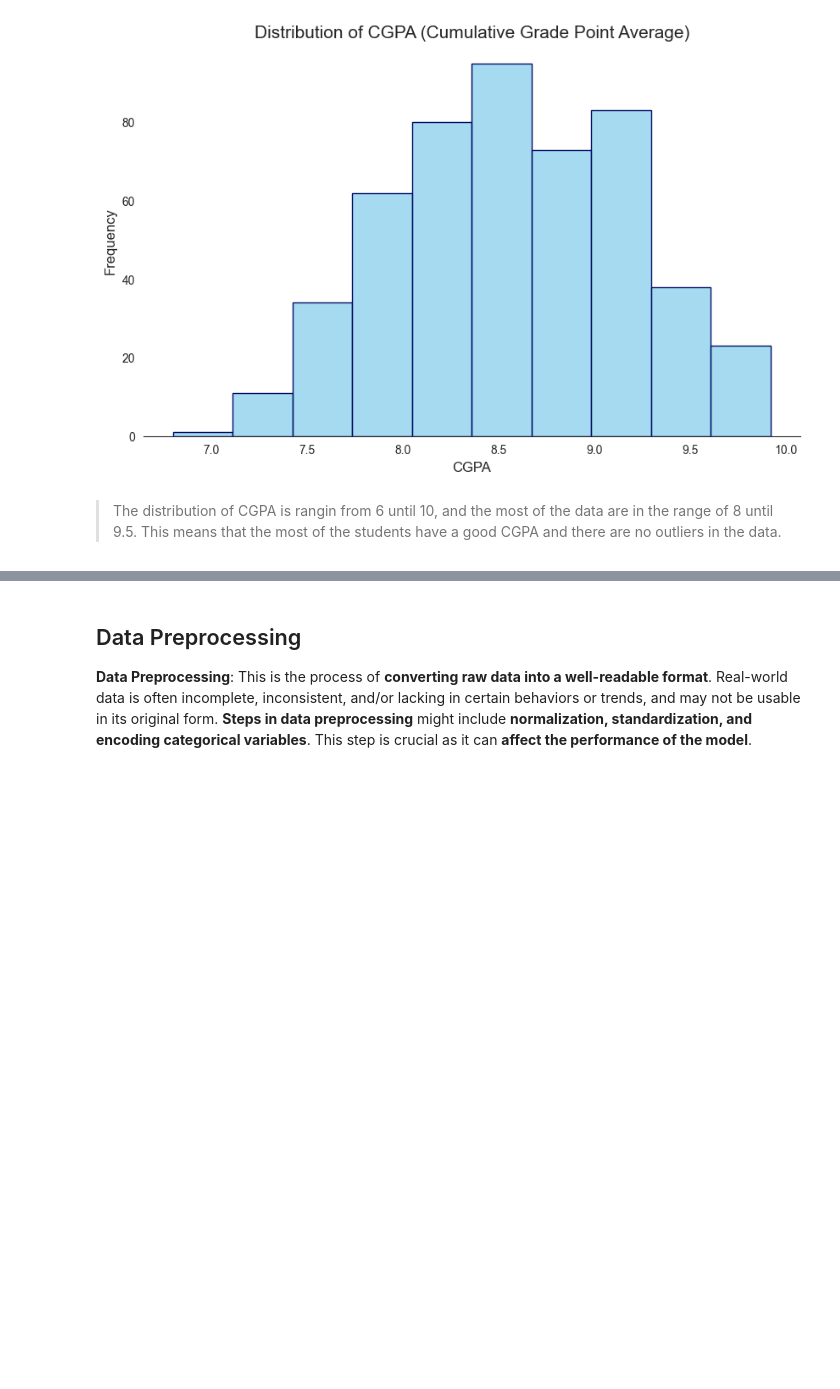
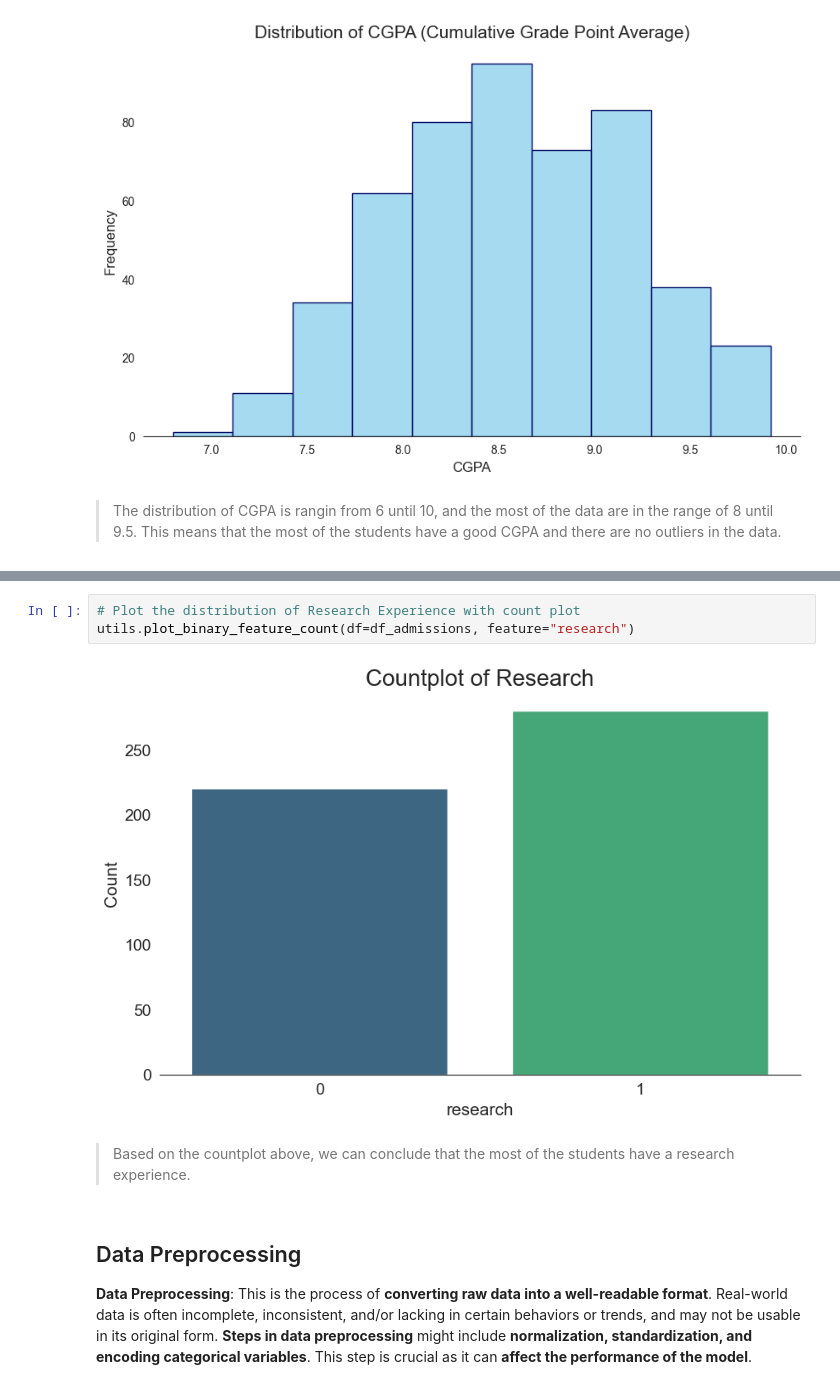
Before and after one commit to stefansphtr/Deep-Learning-Regression-with-Admissions-Data, a Jupyter notebook: Graduate_Admissions_Prediction_with_TensorFlow.ipynb, the cells around one changed output, grey strips where cells are left out. Saved outputs shown, nothing was run; the diff lists cells and outputs as text; blank space fills up the shorter version.

Commit message:
chore(eda): complete univariate analysis for the research

```diff
--- a/Graduate_Admissions_Prediction_with_TensorFlow.ipynb
+++ b/Graduate_Admissions_Prediction_with_TensorFlow.ipynb
@@ -426,3 +443,10 @@ utils.plot_distribution(
+# %%
+# Plot the distribution of Research Experience with count plot
+utils.plot_binary_feature_count(df=df_admissions, feature="research")
+# %% [output]
+[figure, added]
+# %% [markdown]
+> Based on the countplot above, we can conclude that the most of the students have a research experience.
 # %% [markdown]
 ## Data Preprocessing
 
```
Also changed, not shown: parts of 2 cells of this notebook.
